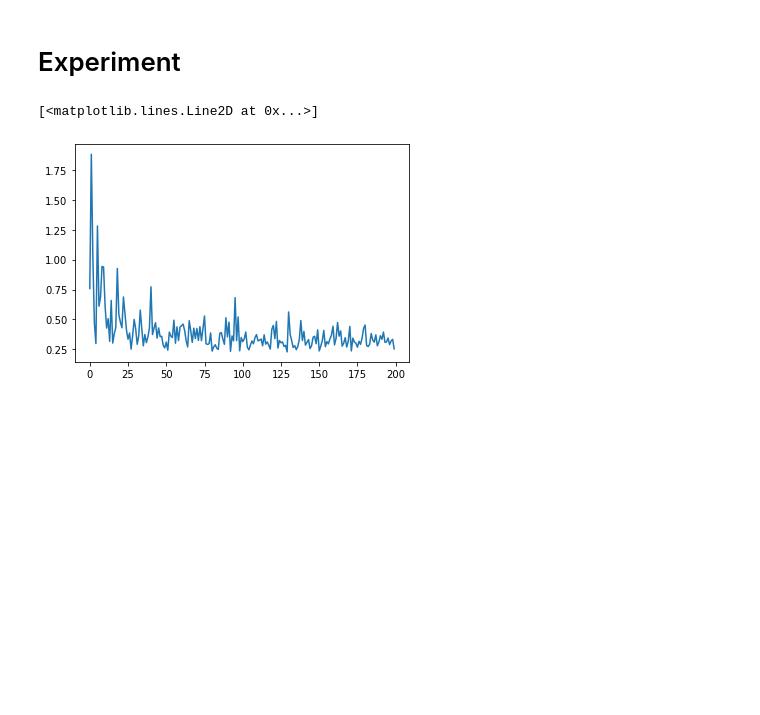
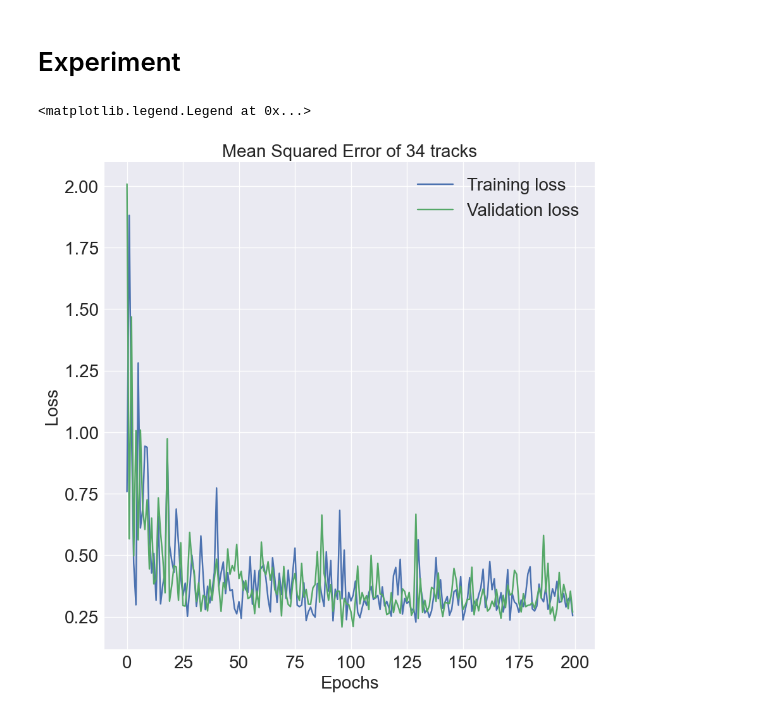
Before and after one commit to Dudgit/TF_Transformer, a Jupyter notebook: eda.ipynb, the cells around one changed output. Drawn from its saved outputs; the diff is of its cells as text; code cells hidden in the pictures; blank space fills up the shorter version.

Commit message:
track_vis

```diff
--- a/eda.ipynb
+++ b/eda.ipynb
@@ -13,6 +13,16 @@ import glob
 import numpy as np
 import matplotlib.pyplot as plt
 import tensorflow as tf
+# %%
+import matplotlib
+plt.style.use("seaborn")
+matplotlib.rcParams["axes.titlesize"] = 20
+matplotlib.rcParams["axes.labelsize"] = 20
+matplotlib.rcParams["xtick.labelsize"] = 20
+matplotlib.rcParams["ytick.labelsize"] = 20
+matplotlib.rcParams["legend.fontsize"] = 20
+matplotlib.rcParams["figure.figsize"] = (10,10)
+matplotlib.rcParams["axes.grid"] = True
 # %%
 aPaths = glob.glob("data/*AllPSA.npy")
 hpaths = glob.glob("data/*.hits.npy")
@@ -32,8 +40,14 @@ loss = np.load("losses/2023_05_10-14_34_loss.npy")
+# %%
+trainDate = "2023_05_10-14_34_"
+loss = np.load(f"losses/{trainDate}loss.npy")
+val_loss = np.load(f"losses/{trainDate}valloss.npy")
 # %%
-plt.title("Loss function of PCT Transformer")
-plt.plot(loss)
+plt.title("Mean Squared Error of 34 tracks")
+plt.plot(loss,label="Training loss",)
+plt.plot(val_loss,label="Validation loss")
 plt.xlabel("Epochs")
 plt.ylabel("Loss")
+plt.legend()
 # %% [output]
-[<matplotlib.lines.Line2D at 0x...>]
+<matplotlib.legend.Legend at 0x...>
-[figure, old version]
+[figure, new version]
```
Also changed, not shown: parts of 1 cell of this notebook.
